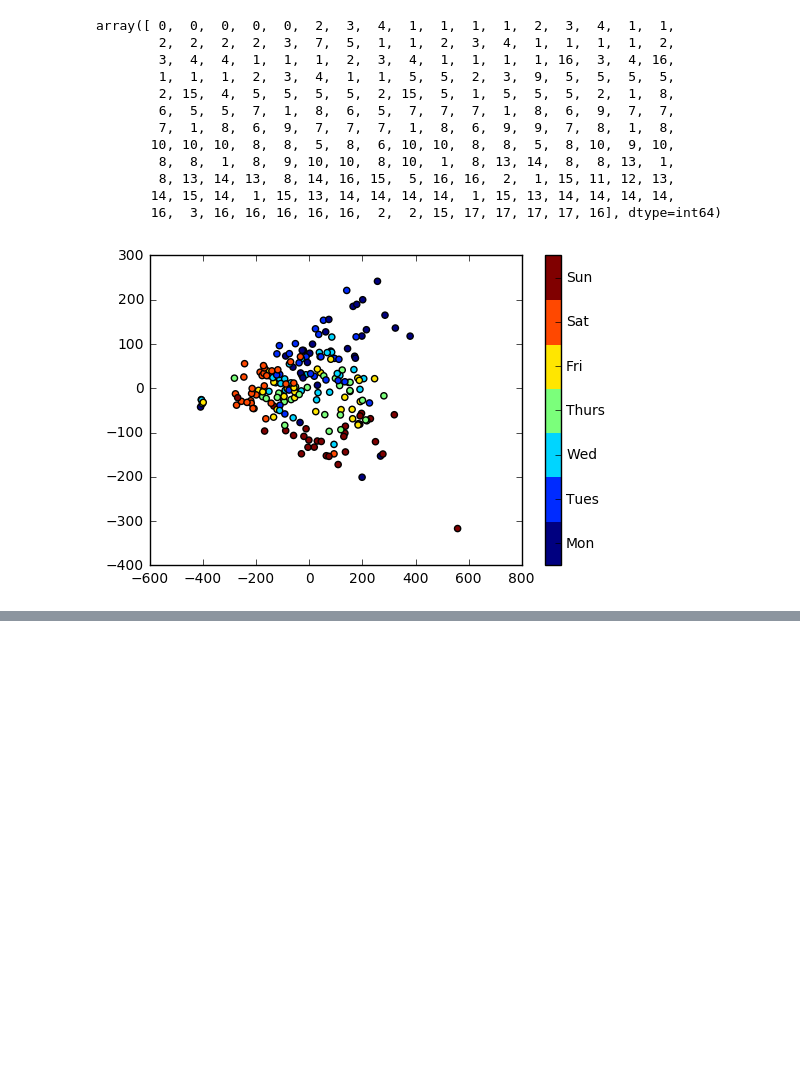
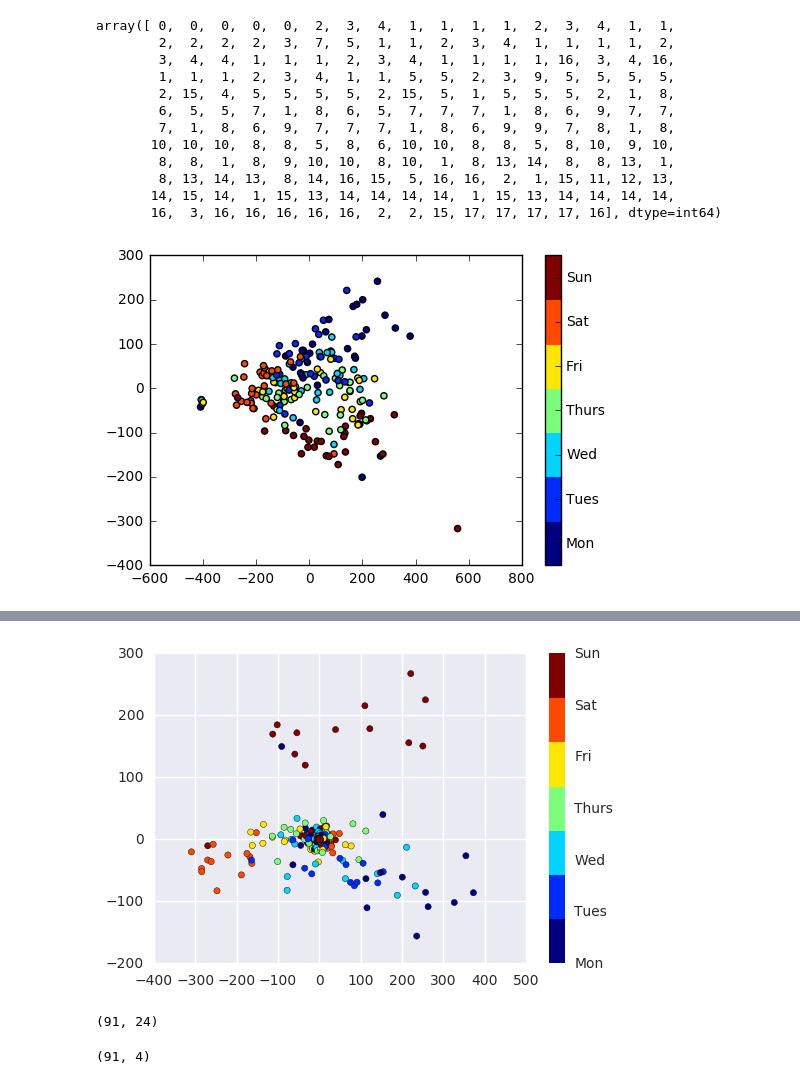
Before and after one commit to jessepisel/random_projects, a Jupyter notebook: PHX uber and lyft data.ipynb, the cells around one changed output, grey strips where cells are left out. Cells and saved outputs as stored; diff of their text form; code cells hidden in the pictures; blank space fills up the shorter version.

Commit message:
more work
added other local relevant data

```diff
--- a/PHX uber and lyft data.ipynb
+++ b/PHX uber and lyft data.ipynb
@@ -127,0 +144,12 @@ airport_own['Duration'].astype(float).plot()
+# %%
+cols = airport_own.columns
+cols = cols.map(lambda x: x.replace(' ', '_') if isinstance(x, (str)) else x)
+airport_own.columns = cols
+cols = airport_own.columns
+cols = cols.map(lambda x: x.replace('-', '_') if isinstance(x, (str)) else x)
+airport_own.columns = cols
+cols = airport_own.columns
+cols = cols.map(lambda x: x.replace('/', '_') if isinstance(x, (str)) else x)
+
+airport_own.columns = cols
+airport_own.head()
@@ -127,0 +210,50 @@ airport_own['Duration'].astype(float).plot()
+# %%
+oap=oap.drop(oap.columns[[np.arange(1,13)]], axis=1)
+srv=srv.drop(srv.columns[[np.arange(1,13)]], axis=1)
+rcb=rcb.drop(rcb.columns[[np.arange(1,13)]], axis=1)
+ho=ho.drop(ho.columns[[np.arange(1,13)]], axis=1)
+ic=ic.drop(ic.columns[[np.arange(1,13)]], axis=1)
+pre=pre.drop(pre.columns[[np.arange(1,13)]], axis=1)
+taxi=taxi.drop(taxi.columns[[np.arange(1,13)]], axis=1)
+uniss=uniss.drop(uniss.columns[[np.arange(1,13)]], axis=1)
+cb=cb.drop(cb.columns[[np.arange(1,13)]], axis=1)
+cour=cour.drop(cour.columns[[np.arange(1,13)]], axis=1)
+orc=orc.drop(orc.columns[[np.arange(1,13)]], axis=1)
+cty=cty.drop(cty.columns[[np.arange(1,13)]], axis=1)
+# %%
+tours=[rcb, ho, taxi, uniss, cb, cour, orc, ]
+local=[oap, srv, ic, pre, cty]
+# %%
+from sklearn.decomposition import PCA
+for item in tours:
+    pivoted= item.pivot_table(['count'],
+                           index=item.index.date,
+                           columns=item.index.hour,
+                           fill_value=0)
+    X = pivoted.values
+    X.shape
+    Xpca = PCA(0.9).fit_transform(X)
+    Xpca.shape
+    total_trips = X.sum(1)
+    dayofweek = pd.to_datetime(pivoted.index).dayofweek
+    plt.scatter(Xpca[:, 0], Xpca[:, 1], c=dayofweek,
+            cmap=plt.cm.get_cmap('jet', 7))
+cb = plt.colorbar(ticks=range(7))
+cb.set_ticklabels(['Mon', 'Tues', 'Wed', 'Thurs', 'Fri', 'Sat', 'Sun'])
+# %% [output]
+[figure, added]
+# %%
+pivoted= a2.pivot_table(['count'],
+                           index=a2.index.date,
+                           columns=a2.index.hour,
+                           fill_value=0)
+X = pivoted.values
+X.shape
+# %% [output]
+(91, 24)
+# %%
+from sklearn.decomposition import PCA
+Xpca = PCA(0.9).fit_transform(X)
+Xpca.shape
+# %% [output]
+(91, 4)
```
Also changed, not shown: parts of 19 cells of this notebook.
